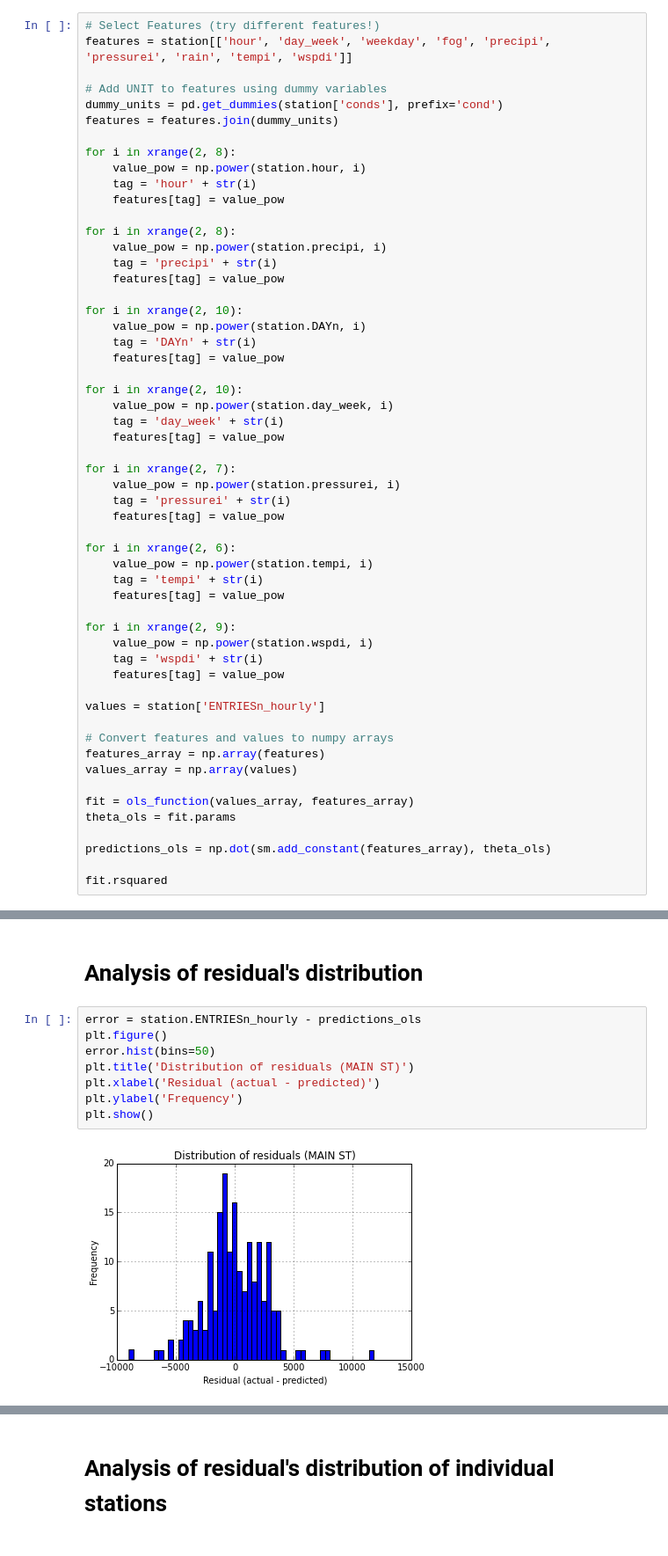
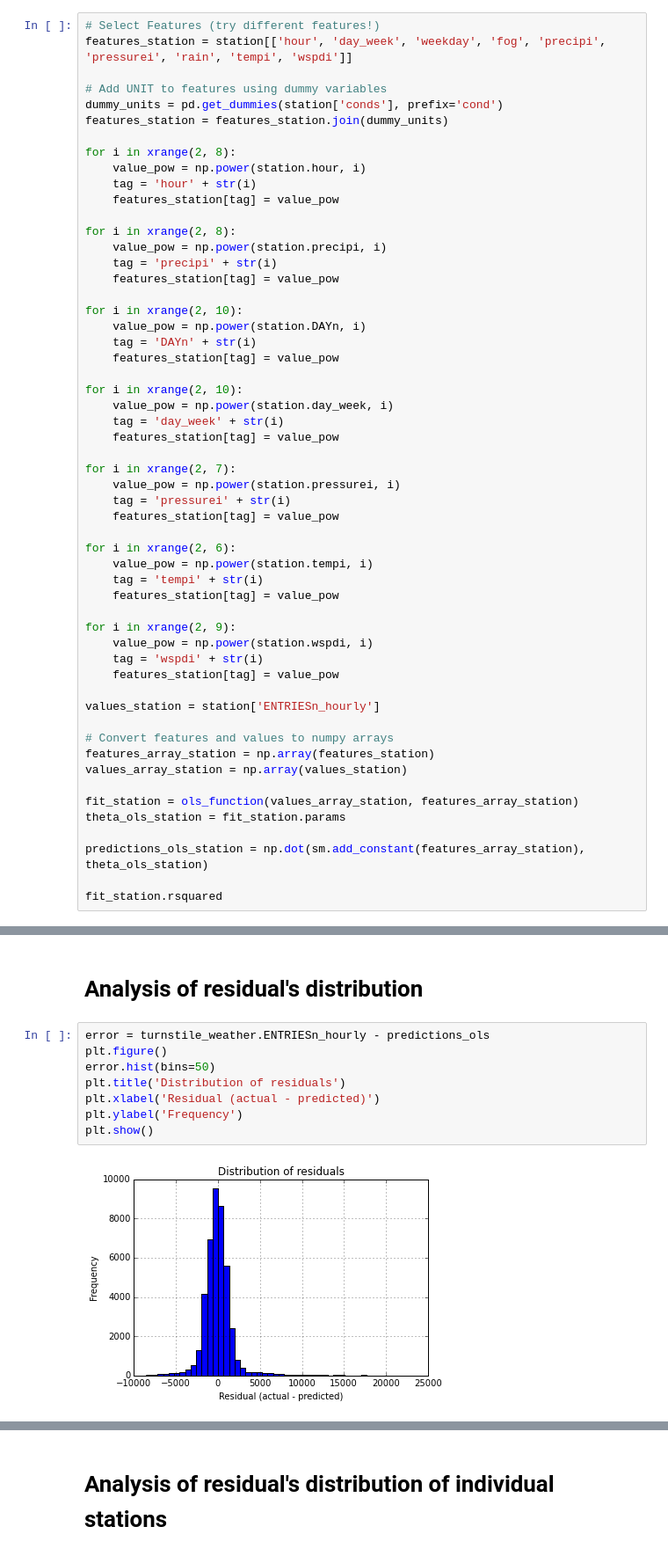
Before and after one commit to dsaiztc/NYCSubwayAnalysis, a Jupyter notebook: notebooks/reg3.ipynb, the cells around one changed output, grey strips where cells are left out. Shown: that part at 88% size. Saved outputs shown, nothing was run; the diff lists cells and outputs as text.

Commit message:
New version of Short Questions (deep analysis of residuals).

```diff
--- a/notebooks/reg3.ipynb
+++ b/notebooks/reg3.ipynb
@@ -241,58 +242,58 @@ station = turnstile_weather[turnstile_weather.station == 'MAIN ST'].reset_index(
 # %%
 # Select Features (try different features!)
-features = station[['hour', 'day_week', 'weekday', 'fog', 'precipi', 'pressurei', 'rain', 'tempi', 'wspdi']]
+features_station = station[['hour', 'day_week', 'weekday', 'fog', 'precipi', 'pressurei', 'rain', 'tempi', 'wspdi']]
 
 # Add UNIT to features using dummy variables
 dummy_units = pd.get_dummies(station['conds'], prefix='cond')
-features = features.join(dummy_units)
+features_station = features_station.join(dummy_units)
 
 for i in xrange(2, 8):
     value_pow = np.power(station.hour, i)
     tag = 'hour' + str(i)
-    features[tag] = value_pow
+    features_station[tag] = value_pow
 
 for i in xrange(2, 8):
     value_pow = np.power(station.precipi, i)
     tag = 'precipi' + str(i)
-    features[tag] = value_pow
+    features_station[tag] = value_pow
 
 for i in xrange(2, 10):
     value_pow = np.power(station.DAYn, i)
     tag = 'DAYn' + str(i)
-    features[tag] = value_pow
+    features_station[tag] = value_pow
 
 for i in xrange(2, 10):
     value_pow = np.power(station.day_week, i)
     tag = 'day_week' + str(i)
-    features[tag] = value_pow
+    features_station[tag] = value_pow
 
 for i in xrange(2, 7):
     value_pow = np.power(station.pressurei, i)
     tag = 'pressurei' + str(i)
-    features[tag] = value_pow
+    features_station[tag] = value_pow
 
 for i in xrange(2, 6):
     value_pow = np.power(station.tempi, i)
     tag = 'tempi' + str(i)
-    features[tag] = value_pow
+    features_station[tag] = value_pow
 
 for i in xrange(2, 9):
     value_pow = np.power(station.wspdi, i)
     tag = 'wspdi' + str(i)
-    features[tag] = value_pow
+    features_station[tag] = value_pow
 
-values = station['ENTRIESn_hourly']
+values_station = station['ENTRIESn_hourly']
 
 # Convert features and values to numpy arrays
-features_array = np.array(features)
-values_array = np.array(values)
+features_array_station = np.array(features_station)
+values_array_station = np.array(values_station)
 
-fit = ols_function(values_array, features_array)
-theta_ols = fit.params
+fit_station = ols_function(values_array_station, features_array_station)
+theta_ols_station = fit_station.params
 
-predictions_ols = np.dot(sm.add_constant(features_array), theta_ols)
+predictions_ols_station = np.dot(sm.add_constant(features_array_station), theta_ols_station)
 
-fit.rsquared
+fit_station.rsquared
 # %% [output]
 0.78281610830256088
 # %%
@@ -340,14 +341,14 @@ new_group_mean
 # %% [markdown]
 # Analysis of residual's distribution
 # %%
-error = station.ENTRIESn_hourly - predictions_ols
+error = turnstile_weather.ENTRIESn_hourly - predictions_ols
 plt.figure()
 error.hist(bins=50)
-plt.title('Distribution of residuals (MAIN ST)')
+plt.title('Distribution of residuals')
 plt.xlabel('Residual (actual - predicted)')
 plt.ylabel('Frequency')
 plt.show()
 # %% [output]
-[figure, old version]
+[figure, new version]
 # %%
 st.probplot(error, plot=plt)
```
Also changed, not shown: parts of 13 cells of this notebook, 4 other files.
